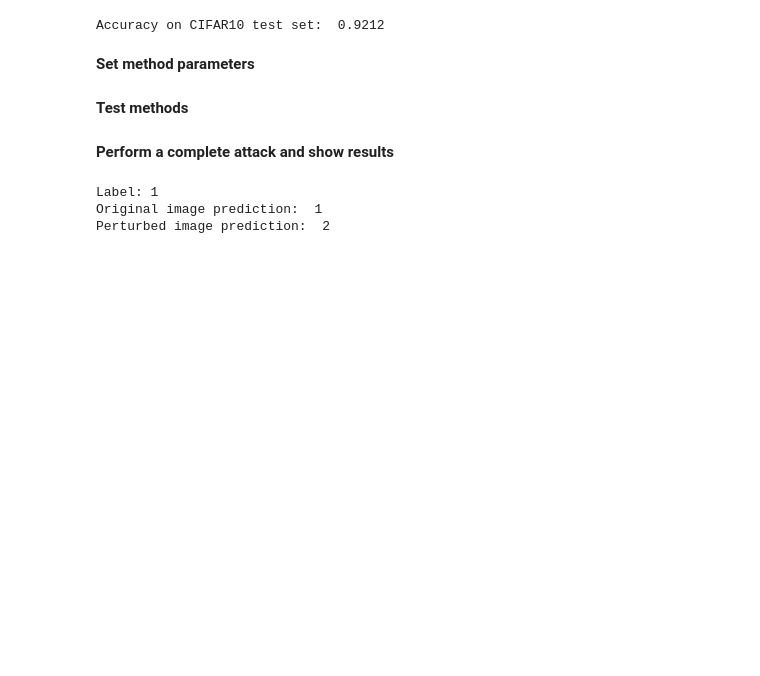
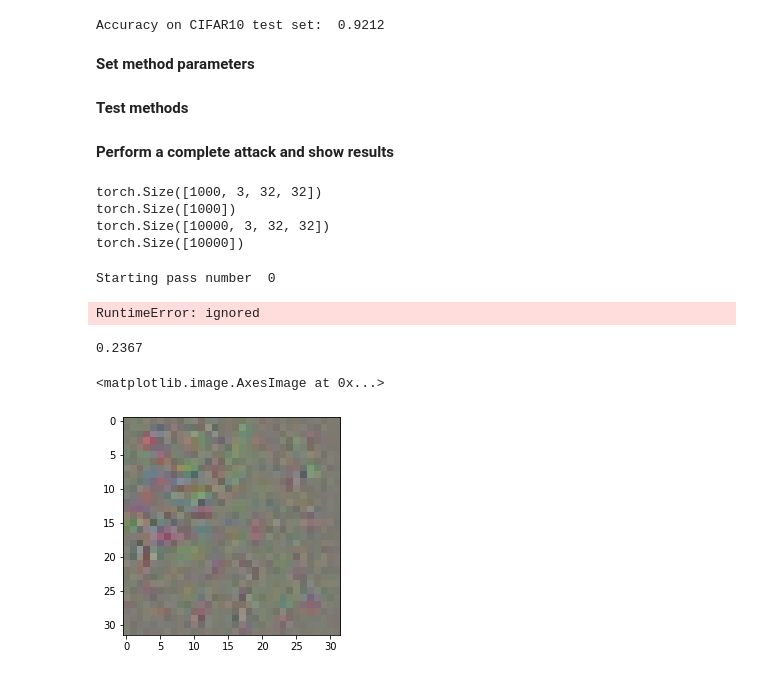
Before and after one commit to pabloac31/TFG, a Jupyter notebook: cifar10_experiments.ipynb, the cells around one changed output. Cells and saved outputs as stored; diff of their text form; code cells hidden in the pictures; blank space fills up the shorter version.

```diff
--- a/cifar10_experiments.ipynb
+++ b/cifar10_experiments.ipynb
@@ -42,5 +42,6 @@ Load CIFAR10 test images as tensors of size NxCxHxW normalized with CIFAR10 mean
 # %%
 test_loader = testloader_cifar10('./data', batch_size=256, shuffle=False)  # Dataloader for testing the model
 adv_loader = testloader_cifar10('./data', batch_size=1)                    # Dataloader for adversarial attacks
-univ_loader = testloader_cifar10('./data', batch_size=1, shuffle=False)    # Dataloader for universal attack
+univ_loader = testloader_cifar10('./data', batch_size=1000, shuffle=False) # Dataloader for universal attack
+full_loader = testloader_cifar10('./data', batch_size=10000, shuffle=False)
 # %% [output]
@@ -89,18 +83,27 @@ plt.show()
-# %%
-image = Image.open('./data/img1.png')
-x = TF.to_tensor(image)
-x = normalize_cifar10(x)
-x = x.unsqueeze_(0).to(device)
-label = torch.tensor([1]).to(device)
-print('Label:', label.item())
-x.requires_grad = True
-y = iv3(x)
-init_pred = y.max(1, keepdim=True)[1]
-print("Original image prediction: ", init_pred.item())
-x_r = x.add(v).to(device)
-pred = iv3(x_r).max(1, keepdim=True)[1]
-print("Perturbed image prediction: ", pred.item())
-# %% [output]
-Label: 1
-Original image prediction:  1
-Perturbed image prediction:  2
+# %%
+dataset, labels = next(iter(univ_loader))
+print(dataset.size())
+print(labels.size())
+
+testset, labels_test = next(iter(full_loader))
+print(testset.size())
+print(labels_test.size())
+# %% [output]
+torch.Size([1000, 3, 32, 32])
+torch.Size([1000])
+torch.Size([10000, 3, 32, 32])
+torch.Size([10000])
+# %%
+v = universal_perturbation(dataset, labels, mobnet, device, delta=0.2, xi=5, max_iter_uni=10, p=2, v_ini=None)
+# %% [output]
+Starting pass number  0
+RuntimeError: ignored
+# %%
+univ_fool_rate(resnet, device, testset, v, batch_size=250)
+# %% [output]
+0.2367
+# %%
+plt.imshow(displayable(v.cpu()))
+# %% [output]
+<matplotlib.image.AxesImage at 0x...>
+[figure, added]
```
Also changed, not shown: parts of 5 cells of this notebook.
